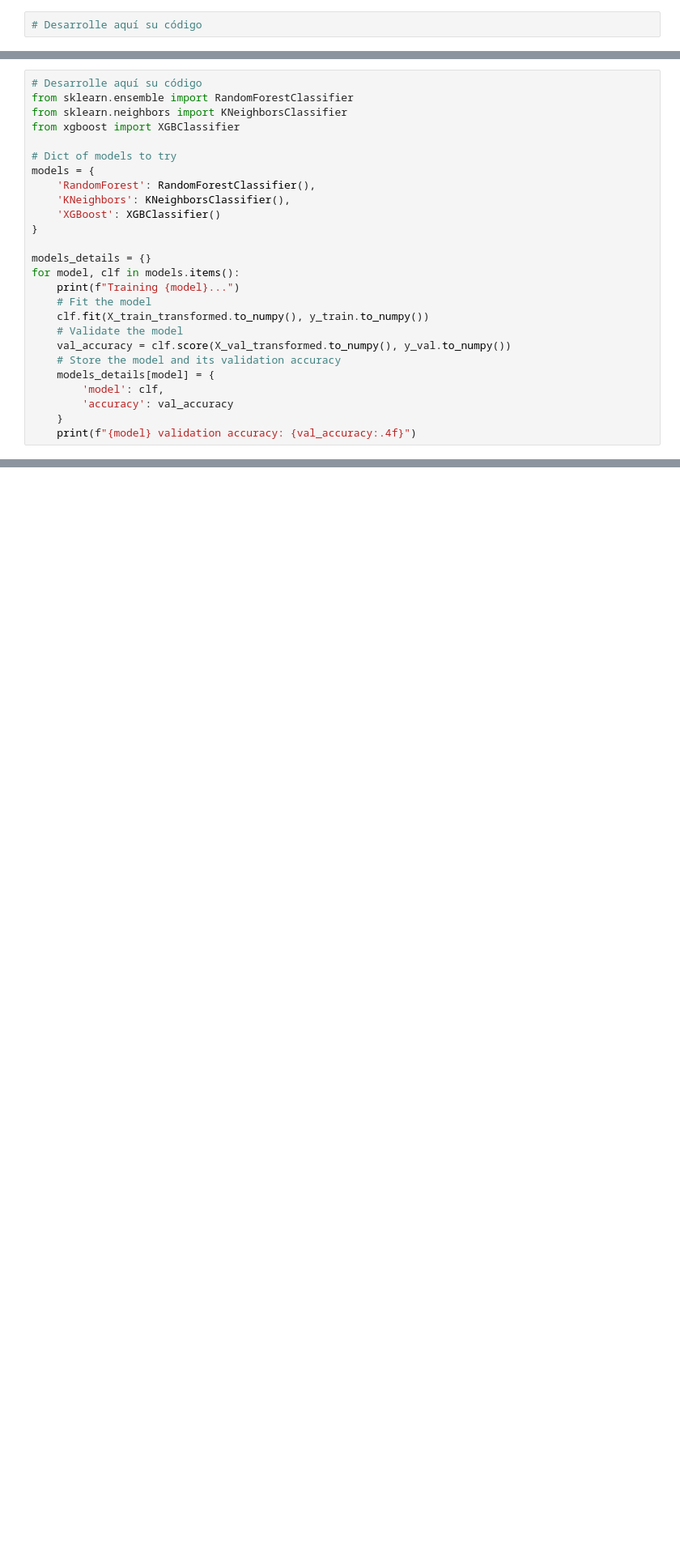
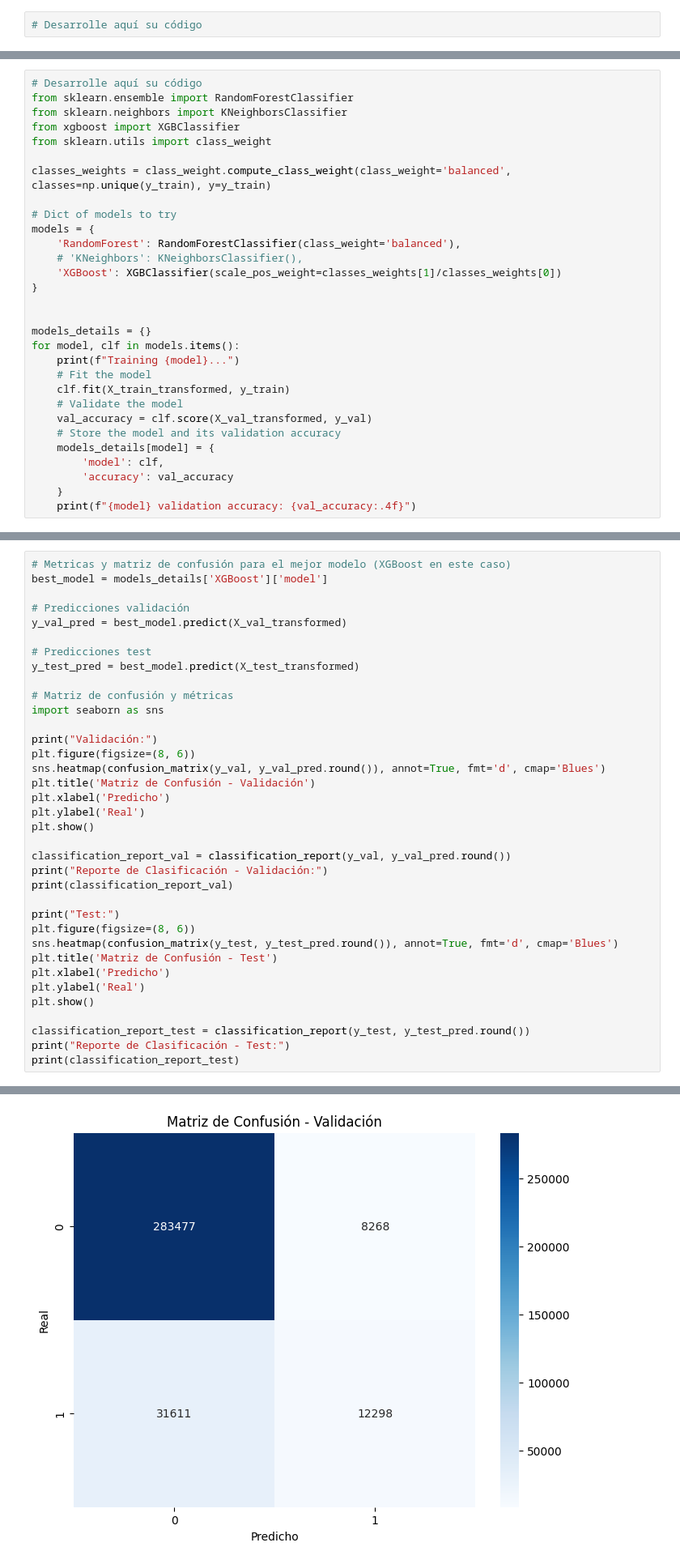
Before and after one commit to estebanaraneda/MDS7202_OVNI, a Jupyter notebook: project/enunciado_entrega1.ipynb, the cells around one changed output, grey strips where cells are left out. Shown at 81% size. Saved outputs shown, nothing was run; the diff lists cells and outputs as text; blank space fills up the shorter version.

Commit message:
feat(project): class_weights añadidos en modelos a testear

```diff
--- a/project/enunciado_entrega1.ipynb
+++ b/project/enunciado_entrega1.ipynb
@@ -886,21 +868,25 @@ A continuación, se deben responder las siguientes preguntas para evaluar el ren
 from sklearn.ensemble import RandomForestClassifier
 from sklearn.neighbors import KNeighborsClassifier
 from xgboost import XGBClassifier
+from sklearn.utils import class_weight
+
+classes_weights = class_weight.compute_class_weight(class_weight='balanced', classes=np.unique(y_train), y=y_train)
 
 # Dict of models to try
 models = {
-    'RandomForest': RandomForestClassifier(),
-    'KNeighbors': KNeighborsClassifier(),
-    'XGBoost': XGBClassifier()
+    'RandomForest': RandomForestClassifier(class_weight='balanced'),
+    # 'KNeighbors': KNeighborsClassifier(),
+    'XGBoost': XGBClassifier(scale_pos_weight=classes_weights[1]/classes_weights[0])
 }
+
 
 models_details = {}
 for model, clf in models.items():
     print(f"Training {model}...")
     # Fit the model
-    clf.fit(X_train_transformed.to_numpy(), y_train.to_numpy())
+    clf.fit(X_train_transformed, y_train)
     # Validate the model
-    val_accuracy = clf.score(X_val_transformed.to_numpy(), y_val.to_numpy())
+    val_accuracy = clf.score(X_val_transformed, y_val)
     # Store the model and its validation accuracy
     models_details[model] = {
         'model': clf,
@@ -912,0 +901,37 @@ KeyboardInterrupt:
+# %%
+# Metricas y matriz de confusión para el mejor modelo (XGBoost en este caso)
+best_model = models_details['XGBoost']['model']
+
+# Predicciones validación
+y_val_pred = best_model.predict(X_val_transformed)
+
+# Predicciones test
+y_test_pred = best_model.predict(X_test_transformed)
+
+# Matriz de confusión y métricas
+import seaborn as sns
+
+print("Validación:")
+plt.figure(figsize=(8, 6))
+sns.heatmap(confusion_matrix(y_val, y_val_pred.round()), annot=True, fmt='d', cmap='Blues')
+plt.title('Matriz de Confusión - Validación')
+plt.xlabel('Predicho')
+plt.ylabel('Real')
+plt.show()
+
+classification_report_val = classification_report(y_val, y_val_pred.round())
+print("Reporte de Clasificación - Validación:")
+print(classification_report_val)
+
+print("Test:")
+plt.figure(figsize=(8, 6))
+sns.heatmap(confusion_matrix(y_test, y_test_pred.round()), annot=True, fmt='d', cmap='Blues')
+plt.title('Matriz de Confusión - Test')
+plt.xlabel('Predicho')
+plt.ylabel('Real')
+plt.show()
+
+classification_report_test = classification_report(y_test, y_test_pred.round())
+print("Reporte de Clasificación - Test:")
+print(classification_report_test)
+# %% [output]
@@ -912,0 +939 @@ KeyboardInterrupt:
+[figure, added]
```
Also changed, not shown: parts of 3 cells of this notebook.
